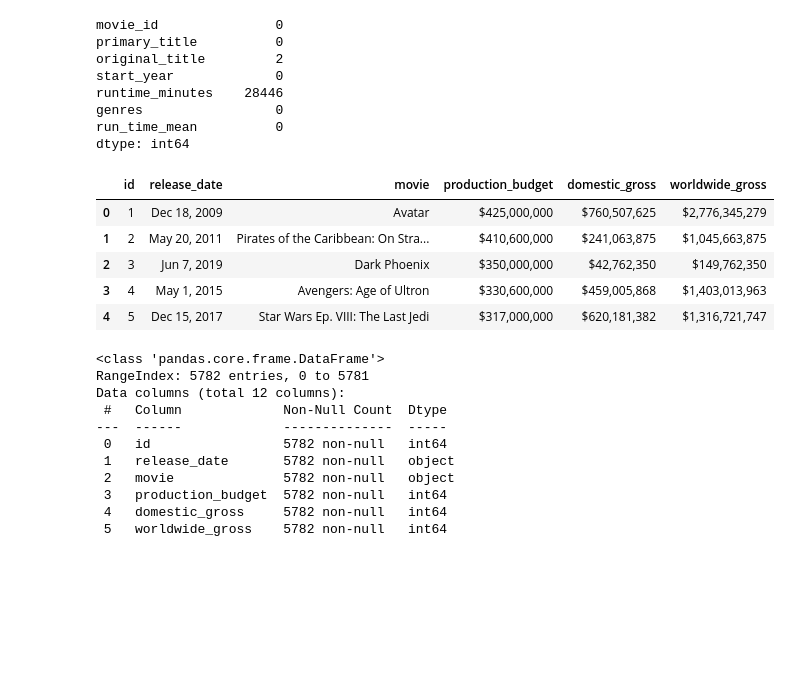
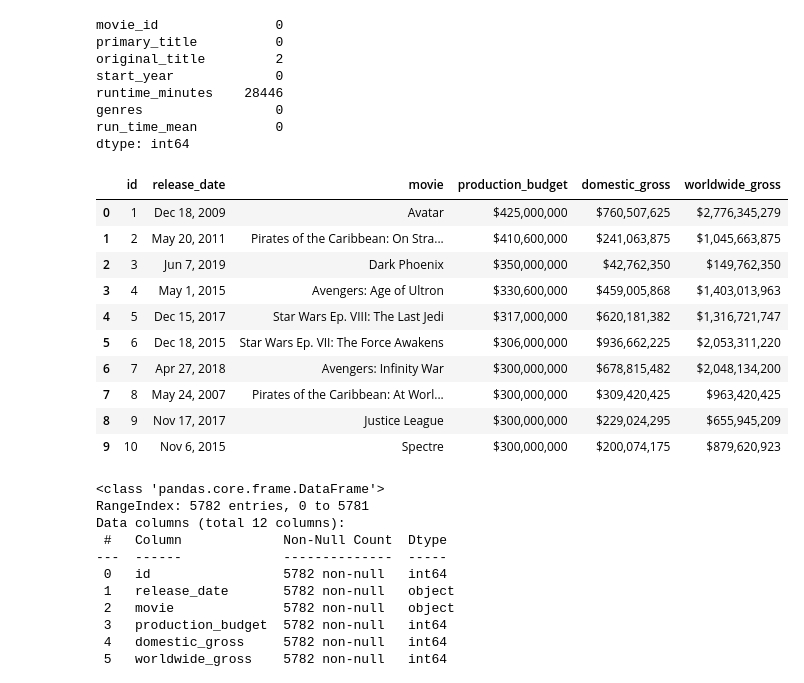
Before and after one commit to StefanoCaruso456/Movie-Studio-Project, a Jupyter notebook: notebook_development/Andrew_Jbook_10_04_22.ipynb, the cells around one changed output. Cells and saved outputs as stored; diff of their text form; code cells hidden in the pictures; blank space fills up the shorter version.

```diff
--- a/notebook_development/Andrew_Jbook_10_04_22.ipynb
+++ b/notebook_development/Andrew_Jbook_10_04_22.ipynb
@@ -183,14 +184,19 @@ dtype: int64
 
 funds = pd.read_csv('../zippedData/tn.movie_budgets.csv.gz')
 # %%
-funds.head(5)
+funds.head(10)
 # %% [output]
 |  | id | release_date | movie | production_budget | domestic_gross | worldwide_gross |
 | 0 | 1 | Dec 18, 2009 | Avatar | $425,000,000 | $760,507,625 | $2,776,345,279 |
 | 1 | 2 | May 20, 2011 | Pirates of the Caribbean: On Stra... | $410,600,000 | $241,063,875 | $1,045,663,875 |
 | 2 | 3 | Jun 7, 2019 | Dark Phoenix | $350,000,000 | $42,762,350 | $149,762,350 |
 | 3 | 4 | May 1, 2015 | Avengers: Age of Ultron | $330,600,000 | $459,005,868 | $1,403,013,963 |
 | 4 | 5 | Dec 15, 2017 | Star Wars Ep. VIII: The Last Jedi | $317,000,000 | $620,181,382 | $1,316,721,747 |
+| 5 | 6 | Dec 18, 2015 | Star Wars Ep. VII: The Force Awakens | $306,000,000 | $936,662,225 | $2,053,311,220 |
+| 6 | 7 | Apr 27, 2018 | Avengers: Infinity War | $300,000,000 | $678,815,482 | $2,048,134,200 |
+| 7 | 8 | May 24, 2007 | Pirates of the Caribbean: At Worl... | $300,000,000 | $309,420,425 | $963,420,425 |
+| 8 | 9 | Nov 17, 2017 | Justice League | $300,000,000 | $229,024,295 | $655,945,209 |
+| 9 | 10 | Nov 6, 2015 | Spectre | $300,000,000 | $200,074,175 | $879,620,923 |
 # %%
 #copy df to work on, do not overwrite orignal
 numbers = funds.copy()
```
Also changed, not shown: parts of 20 cells of this notebook.
